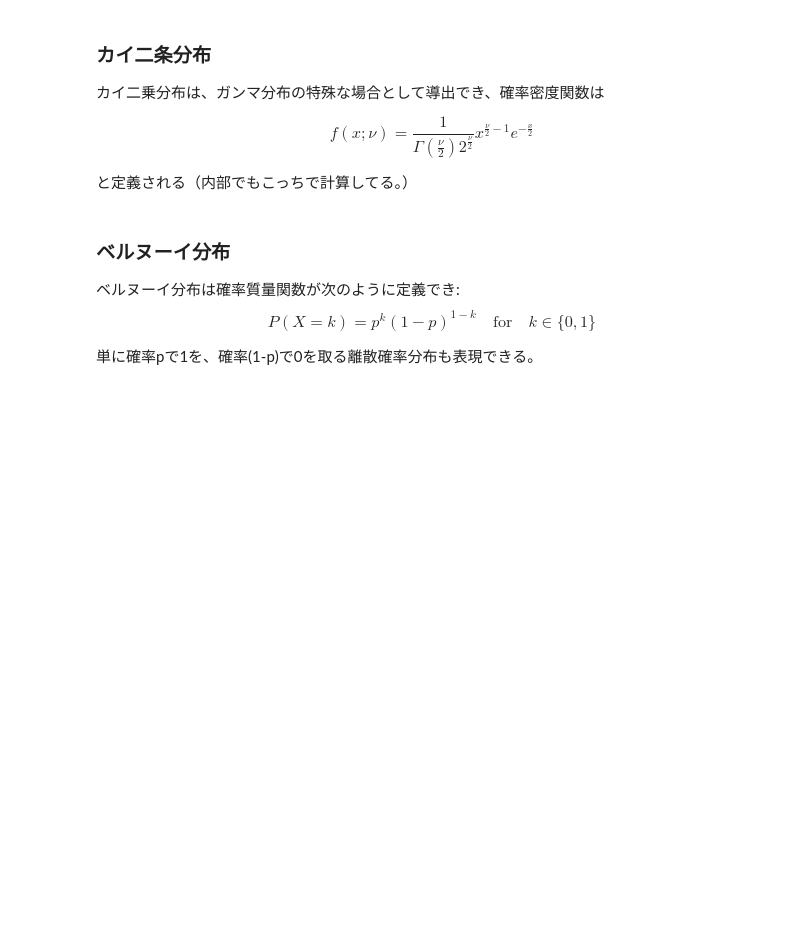
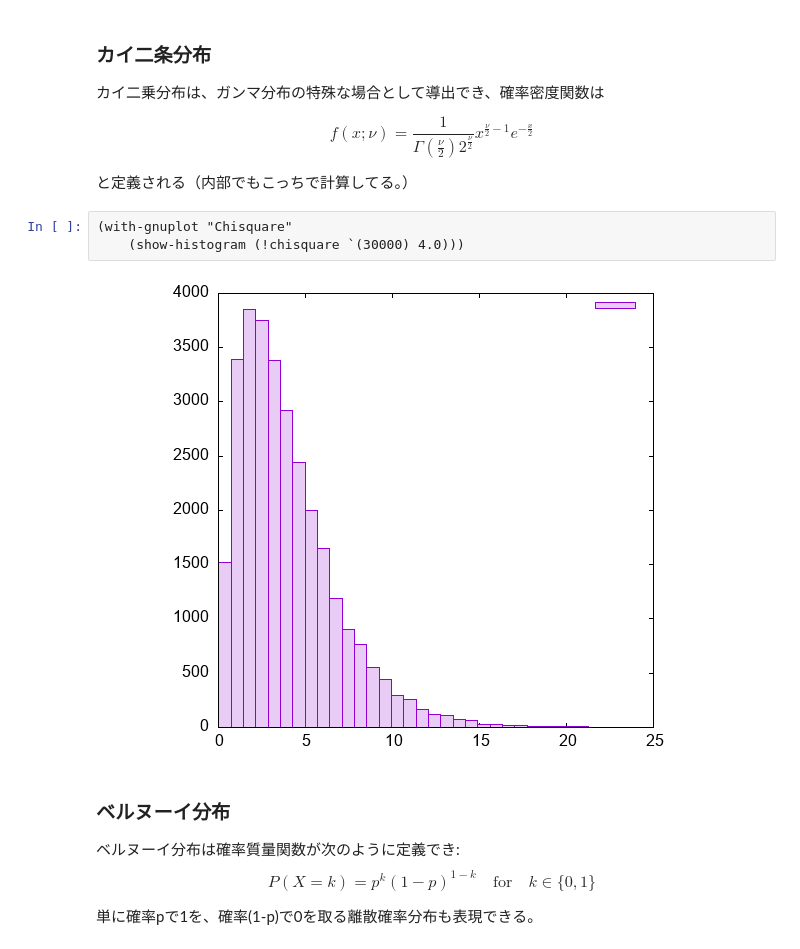
Before and after one commit to hikettei/cl-waffe, a Jupyter notebook: tutorials/jp/Distributions.ipynb, the cells around one changed output. Drawn from its saved outputs; the diff is of its cells as text; blank space fills up the shorter version.

```diff
--- a/tutorials/jp/Distributions.ipynb
+++ b/tutorials/jp/Distributions.ipynb
@@ -122,6 +138,11 @@ f(x; ν) = \frac{1}{\Gamma(\frac{ν}{2})2^{\frac{ν}{2}}}x^{\frac{ν}{2}-1}e^{-\
 $$
 
 と定義される（内部でもこっちで計算してる。）
+# %%
+(with-gnuplot "Chisquare"
+    (show-histogram (!chisquare `(30000) 4.0)))
+# %% [output]
+[figure, added]
 # %% [markdown]
 ### ベルヌーイ分布
 
```
Also changed, not shown: parts of 4 cells of this notebook, 8 other files.
